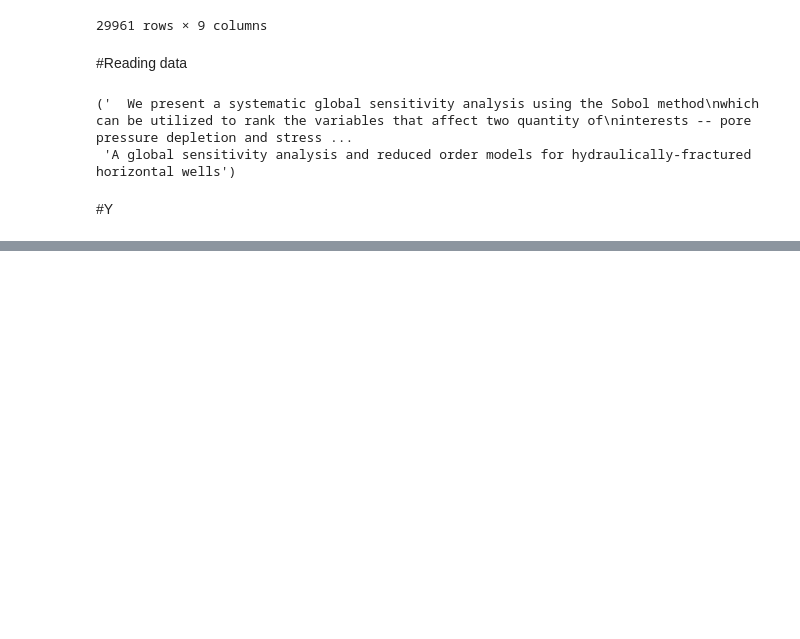
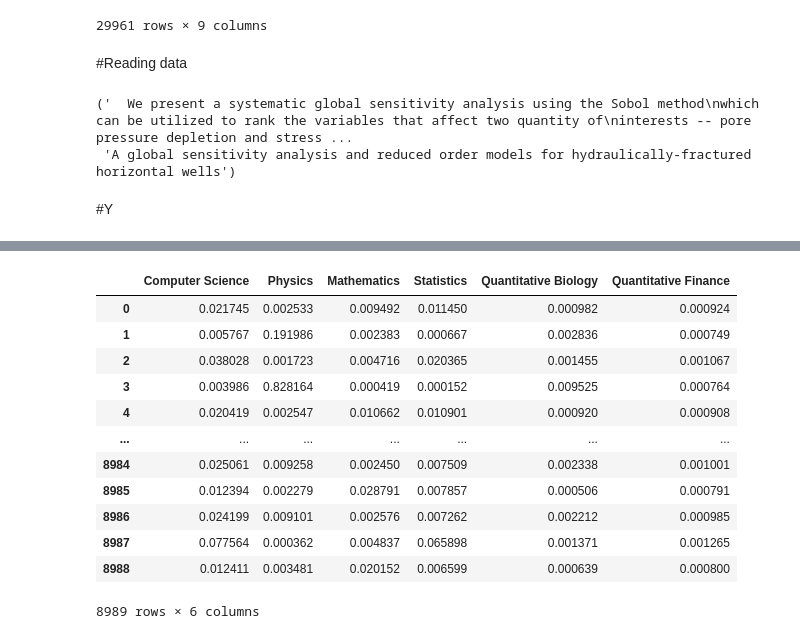
Before and after one commit to vyassuyog1/Janta-hack1, a Jupyter notebook: JantaHackLibrary.ipynb, the cells around one changed output, grey strips where cells are left out. Cells and saved outputs as stored; diff of their text form; code cells hidden in the pictures; blank space fills up the shorter version.

```diff
--- a/JantaHackLibrary.ipynb
+++ b/JantaHackLibrary.ipynb
@@ -111,0 +345,22 @@ NameError: ignored
+# %%
+checkpoint_filepath = '/content/checkpoint'
+model_checkpoint_callback = tf.keras.callbacks.ModelCheckpoint(
+    filepath=checkpoint_filepath,
+    save_weights_only=True,
+    monitor='val_acc',
+    mode='max',
+    save_best_only=True)
+# %%
+
+num_epochs=20
+batch_size=32
+
+history=model.fit(X_train_padded,
+                  Y_train,
+                  batch_size,
+                  num_epochs,
+                  validation_data=(X_val_padded,Y_val),
+                  shuffle=True,
+                  callbacks=[model_checkpoint_callback]
+
+                  )
@@ -111,0 +409,17 @@ NameError: ignored
+# %%
+Y=pd.DataFrame(Y_pred,columns=list(df.columns[2:-1]))
+Y
+# %% [output]
+|  | Computer Science | Physics | Mathematics | Statistics | Quantitative Biology | Quantitative Finance |
+| 0 | 0.021745 | 0.002533 | 0.009492 | 0.011450 | 0.000982 | 0.000924 |
+| 1 | 0.005767 | 0.191986 | 0.002383 | 0.000667 | 0.002836 | 0.000749 |
+| 2 | 0.038028 | 0.001723 | 0.004716 | 0.020365 | 0.001455 | 0.001067 |
+| 3 | 0.003986 | 0.828164 | 0.000419 | 0.000152 | 0.009525 | 0.000764 |
+| 4 | 0.020419 | 0.002547 | 0.010662 | 0.010901 | 0.000920 | 0.000908 |
+| ... | ... | ... | ... | ... | ... | ... |
+| 8984 | 0.025061 | 0.009258 | 0.002450 | 0.007509 | 0.002338 | 0.001001 |
+| 8985 | 0.012394 | 0.002279 | 0.028791 | 0.007857 | 0.000506 | 0.000791 |
+| 8986 | 0.024199 | 0.009101 | 0.002576 | 0.007262 | 0.002212 | 0.000985 |
+| 8987 | 0.077564 | 0.000362 | 0.004837 | 0.065898 | 0.001371 | 0.001265 |
+| 8988 | 0.012411 | 0.003481 | 0.020152 | 0.006599 | 0.000639 | 0.000800 |
+8989 rows × 6 columns
```
Also changed, not shown: parts of 37 cells of this notebook.
